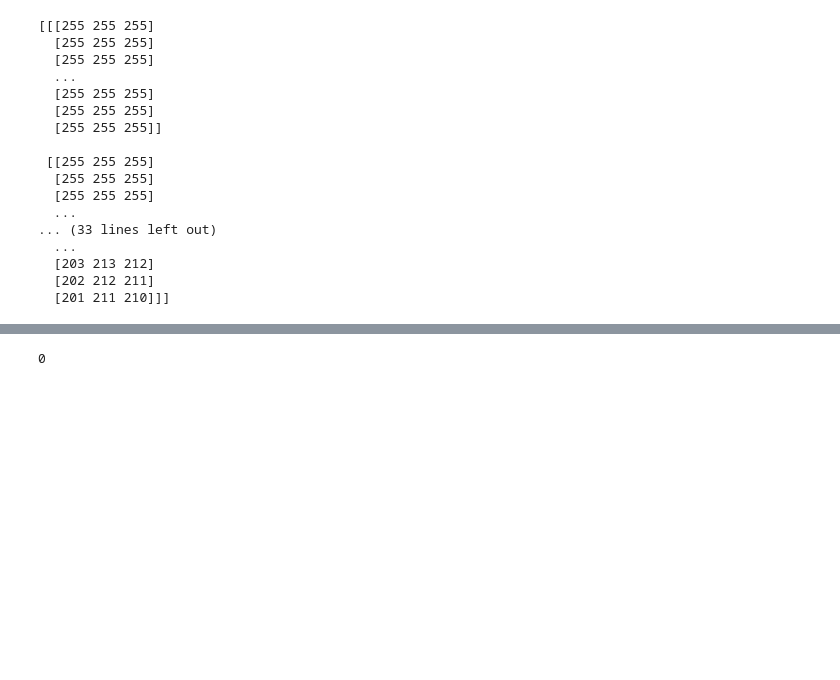
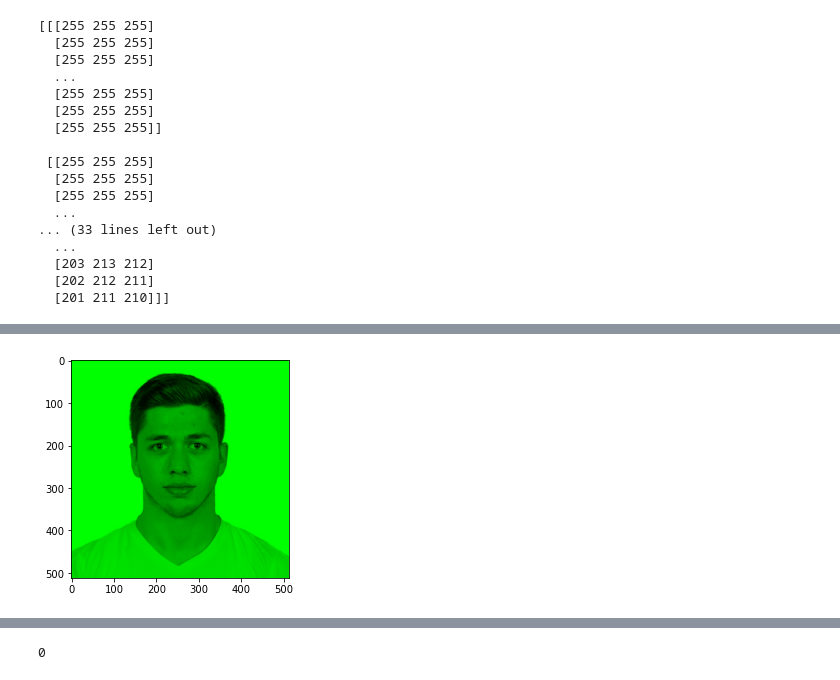
Before and after one commit to sencer4898/fall21-sencer4898, a Jupyter notebook: files/HW1.ipynb, the cells around one changed output, grey strips where cells are left out. Saved outputs shown, nothing was run; the diff lists cells and outputs as text; code cells hidden in the pictures; blank space fills up the shorter version.

```diff
--- a/files/HW1.ipynb
+++ b/files/HW1.ipynb
@@ -197,0 +225,4 @@ print(img)
+# %%
+plt.imshow(img_g);
+# %% [output]
+[figure, added]
```
Also changed, not shown: parts of 9 cells of this notebook, 1 other file.
